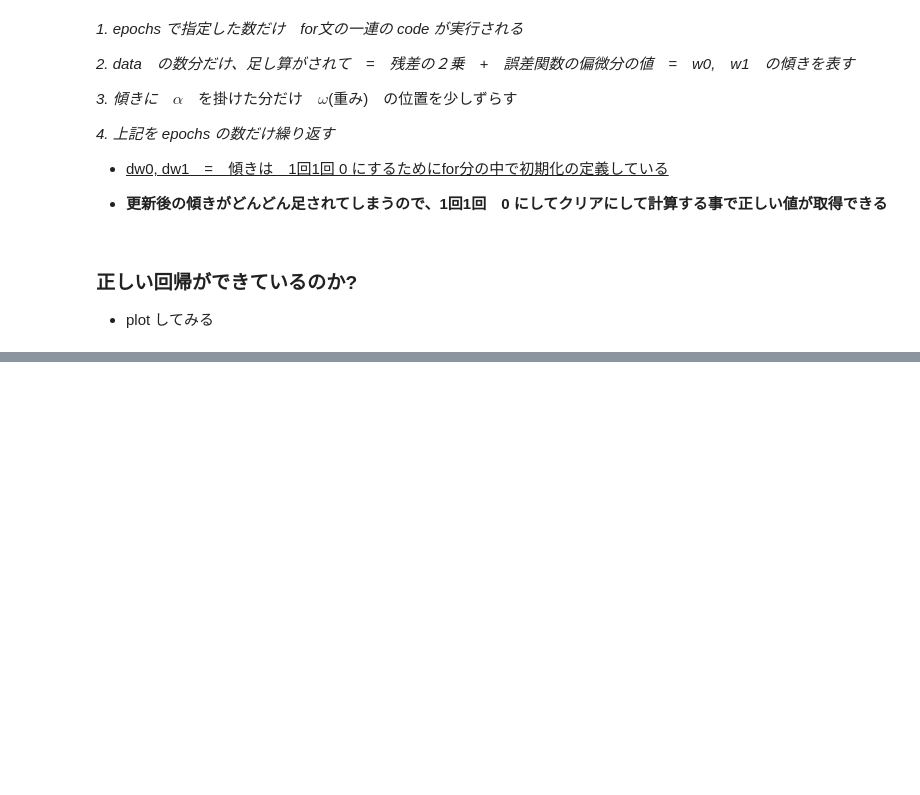
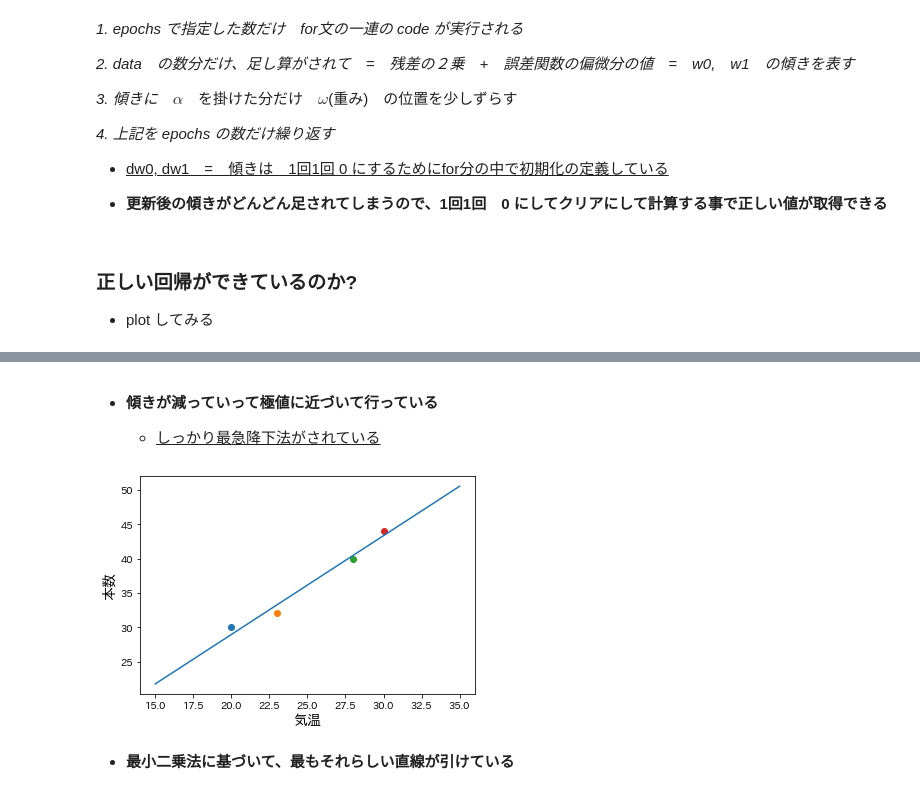
Before and after one commit to MoTo-LaBo/Machine-Learning-Basic, a Jupyter notebook: 機械学習/06単回帰分析/01_simple_regression.ipynb, the cells around one changed output, grey strips where cells are left out. Saved outputs shown, nothing was run; the diff lists cells and outputs as text; code cells hidden in the pictures; blank space fills up the shorter version.

```diff
--- a/機械学習/06単回帰分析/01_simple_regression.ipynb
+++ b/機械学習/06単回帰分析/01_simple_regression.ipynb
@@ -213,0 +286,24 @@ plt.plot(x, y)
+# %%
+epochs = 100                   # (最急降下法に基づいて)そのセットを何回やるか : epochs
+alpha = 0.00005                 # 傾き方向にどれくらい動かすかの程度を示す : 標準化してない
+
+# 重みの設定 : 一般的には random.randn などの関数を使用する/今回は理解の為自身で設定
+w0 = 0.1
+w1 = 0.1
+
+# 1.  1回毎に 傾き x α分だけ W0方向 W１方向 に少しだけずらす。(最急降下法に基づいて)指定されたセットをやる
+for t in range(epochs):
+
+    # 傾きの初期化(定義づけ)
+    dw0 = 0
+    dw1 = 0
+
+    # 2. 誤差関数を微分
+    for i in range(data_num):
+        dw0 = dw0 + 2*w0 + 2*w1*input_data[i, 0] - 2*input_data[i, 1]      # w0の傾き
+        dw1 = dw1 + input_data[i, 0]*(2*w1*input_data[i, 0] + 2*w0 - 2*input_data[i, 1])  # w1方向の傾き
+
+    # 3. 最急降下法で重みの更新
+    w0 = w0 - alpha*(dw0)
+    w1 = w1 - alpha*(dw1)
+    print(dw0)
@@ -213,0 +328,21 @@ plt.plot(x, y)
+# %% [markdown]
+- **傾きが減っていって極値に近づいて行っている**
+
+    - <u>しっかり最急降下法がされている</u>
+# %%
+# w0 w1 の値を plot
+# x軸, y軸を決める　：　　x軸に対応してy軸が plot されていく
+x = np.linspace(15, 35, 100)
+y = w0 + w1*x
+
+plt.plot(x, y)
+plt.xlabel('気温', fontsize=14)
+plt.ylabel('本数', fontsize=14)
+
+# data　を1個づつ plot していく
+for u in range(data_num):
+    plt.scatter(input_data[u, 0], input_data[u, 1])
+# %% [output]
+[figure, added]
+# %% [markdown]
+- **最小二乗法に基づいて、最もそれらしい直線が引けている**
```
Also changed, not shown: parts of 8 cells of this notebook, 1 other file.
